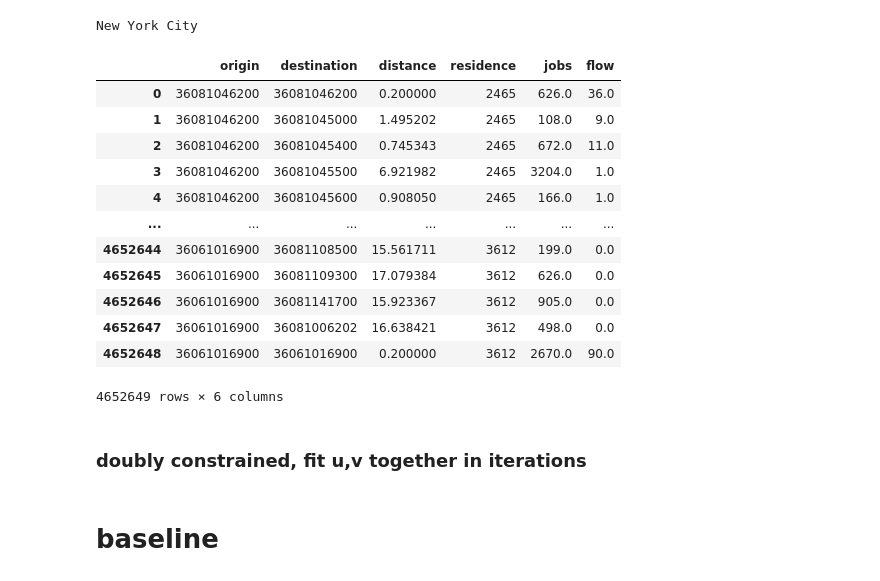
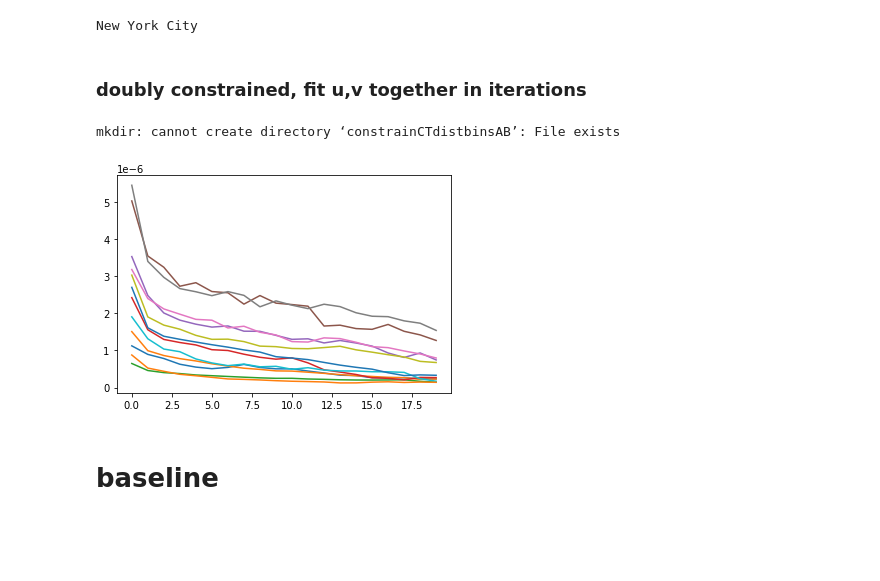
Before and after one commit to yuribogomolov/sttn, a Jupyter notebook: notebooks/generic_gravity_model.ipynb, the cells around one changed output. Cells and saved outputs as stored; diff of their text form; code cells hidden in the pictures; blank space fills up the shorter version.

```diff
--- a/notebooks/generic_gravity_model.ipynb
+++ b/notebooks/generic_gravity_model.ipynb
@@ -80,22 +79,6 @@ for city, state, conties in cities:
     training_set.to_csv('cities/%s.csv'%city,index=False)
 # %% [output]
 New York City
-# %%
-training_set
-# %% [output]
-|  | origin | destination | distance | residence | jobs | flow |
-| 0 | 36081046200 | 36081046200 | 0.200000 | 2465 | 626.0 | 36.0 |
-| 1 | 36081046200 | 36081045000 | 1.495202 | 2465 | 108.0 | 9.0 |
-| 2 | 36081046200 | 36081045400 | 0.745343 | 2465 | 672.0 | 11.0 |
-| 3 | 36081046200 | 36081045500 | 6.921982 | 2465 | 3204.0 | 1.0 |
-| 4 | 36081046200 | 36081045600 | 0.908050 | 2465 | 166.0 | 1.0 |
-| ... | ... | ... | ... | ... | ... | ... |
-| 4652644 | 36061016900 | 36081108500 | 15.561711 | 3612 | 199.0 | 0.0 |
-| 4652645 | 36061016900 | 36081109300 | 17.079384 | 3612 | 626.0 | 0.0 |
-| 4652646 | 36061016900 | 36081141700 | 15.923367 | 3612 | 905.0 | 0.0 |
-| 4652647 | 36061016900 | 36081006202 | 16.638421 | 3612 | 498.0 | 0.0 |
-| 4652648 | 36061016900 | 36061016900 | 0.200000 | 3612 | 2670.0 | 90.0 |
-4652649 rows × 6 columns
 # %% [markdown]
 ### doubly constrained, fit u,v together in iterations
 # %%
@@ -135,7 +118,7 @@ def balancing(test,target,iterationNum,iteration = 20):
     resultD['percentage'] = np.abs(resultD[target+'jobs'] - resultD[target+'pred'])/resultD[target+'jobs']
     resultD = resultD['percentage'].mean()
 #     print(resultO,resultD)
-    if resultO < 0.05 and resultD < 0.05:
+    if resultO < 0.02 and resultD < 0.02:
         return test
     else:
         if iterationNum < iteration:
@@ -159,7 +142,7 @@ def doubly_constrained_model_AB(data,target):
         subData[target+'f(d)'] = model.params[0]
         binoutput = pd.concat([binoutput,subData])
     binoutput = balancing(binoutput,target,iterationNum=1,iteration = 20)
-    binoutput = binoutput[['origin','destination',target+'flow',target+'pred']]
+    binoutput = binoutput[['origin','destination',target+'flow',target+'pred',target+'f(d)','bin']]
 
 #         binoutput = binoutput[['origin','destination',target+'flow',target+'A',target+'B',target+'f(d)','bin',target+'flowPred']]
 
@@ -167,15 +150,27 @@ def doubly_constrained_model_AB(data,target):
     return binoutput
 # %%
 !mkdir constrainCTdistbinsAB
+fdf = []
 outputDir = 'constrainCTdistbinsAB/'
 cities = os.listdir('cities/')
 separate_income = False
+target = 'S000'
 for city in cities:
     if '.csv' in city:
         df = pd.read_csv('cities/'+city)
-
-        dataUV = doubly_constrained_model_AB(getbins(df),'S000')
-        dataUV.to_csv(outputDir+city,index=False)
+        dataUV = doubly_constrained_model_AB(getbins(df),target)
+        dataUV[['origin','destination',target+'flow',target+'pred']].to_csv(outputDir+city,index=False)
+        grouped_bfpl = dataUV.groupby('bin').agg({target+'f(d)': 'min'})
+        grouped_bfpl = grouped_bfpl.reset_index()
+        fdf += [grouped_bfpl]
+# %% [output]
+mkdir: cannot create directory ‘constrainCTdistbinsAB’: File exists
+# %%
+for grouped_bfpl in fdf:
+    plt.plot(grouped_bfpl[target+'f(d)'])
+#     break
+# %% [output]
+[figure, added]
 # %% [markdown]
 # baseline
 # %% [markdown]
```
Also changed, not shown: parts of 9 cells of this notebook, 1 other file.
